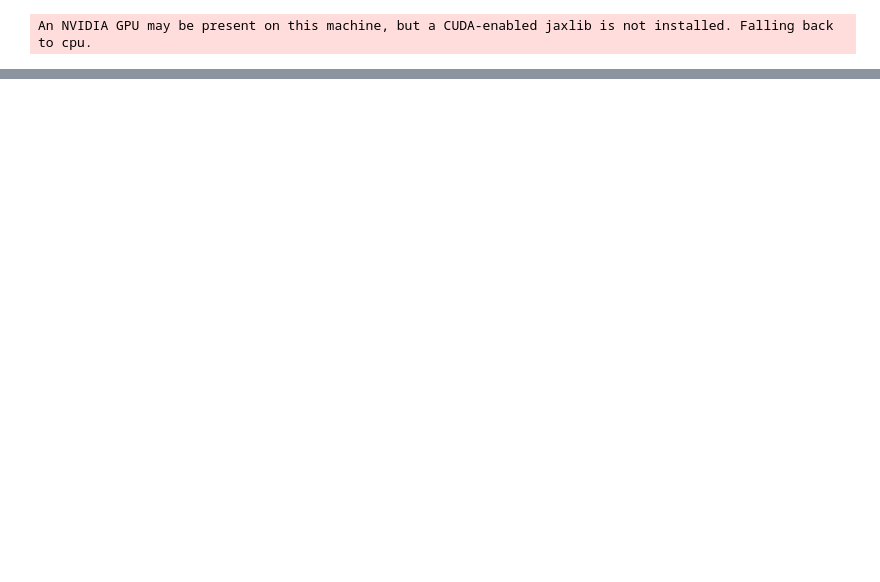
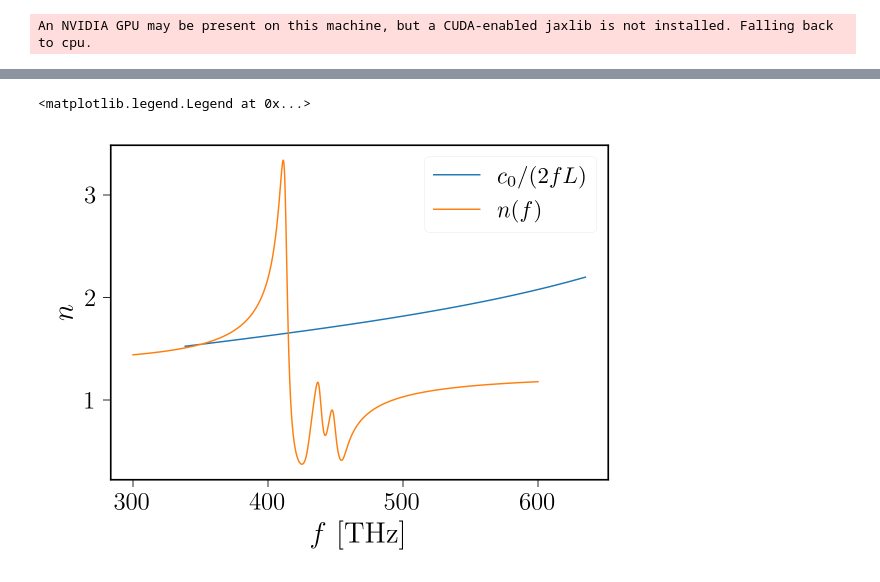
Before and after one commit to jan-david-fischbach/agsurmof, a Jupyter notebook: notebooks/plot_subdivide_results.ipynb, the cells around one changed output, grey strips where cells are left out. Saved outputs shown, nothing was run; the diff lists cells and outputs as text; code cells hidden in the pictures; blank space fills up the shorter version.

```diff
--- a/notebooks/plot_subdivide_results.ipynb
+++ b/notebooks/plot_subdivide_results.ipynb
@@ -245,3 +292,18 @@ plt.legend(fontsize=6)
+# %%
+from scipy.constants import c as c0
+om_os=np.array(om_os)
+
+w_r = np.linspace(300, 600, 1200)
+
+eps_r = eps_cav(w_r/to_THz, npoles, osc, damping)
+plt.plot(om_os/(2*np.pi), (np.pi*c0)/(om_os*1e12*thickness*1e-6), label="$c_0/(2fL)$")
+plt.plot(w_r, np.sqrt(eps_r), label="$n(f)$")
+plt.xlabel("$f$ [THz]")
+plt.ylabel("$n$")
+plt.legend()
+# %% [output]
+<matplotlib.legend.Legend at 0x...>
+[figure, added]
 # %%
 fig, axs = plt.subplots(2, 1, sharex=True, figsize=(fig_width,80*mm), constrained_layout=True)
 plt.sca(axs[0])
```
Also changed, not shown: parts of 13 cells of this notebook, 11 other files.
